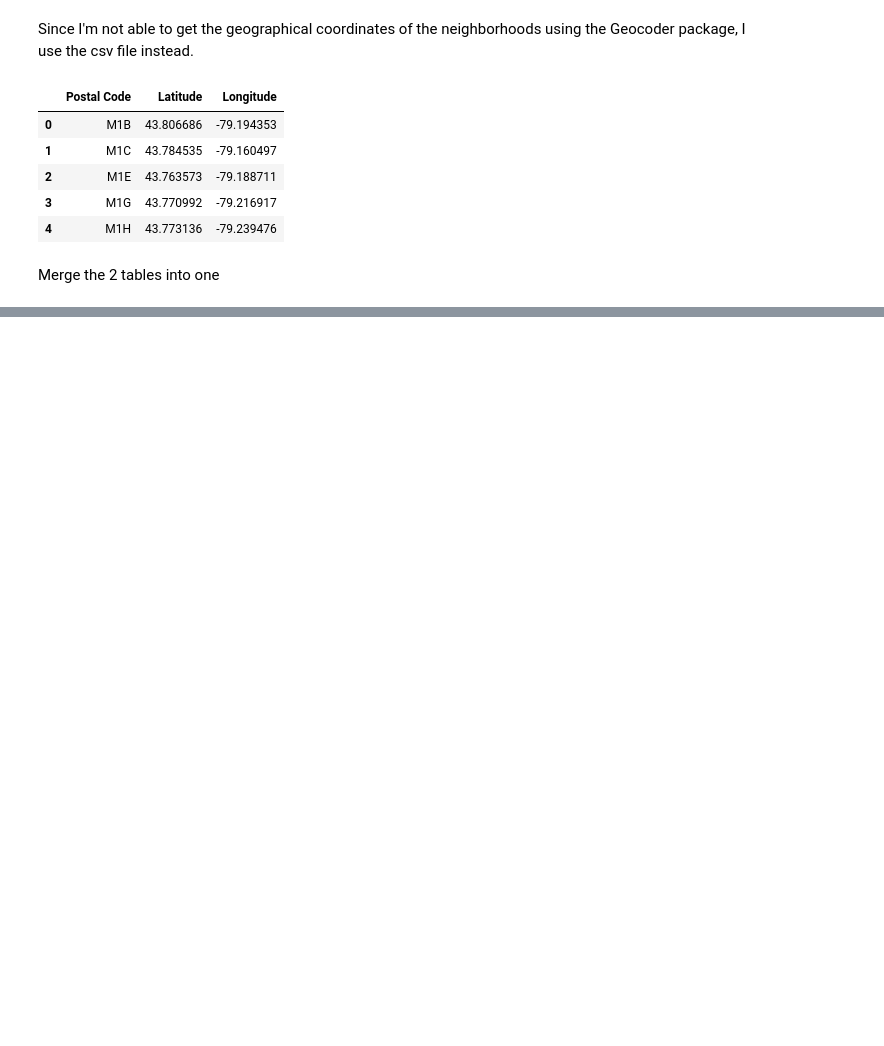
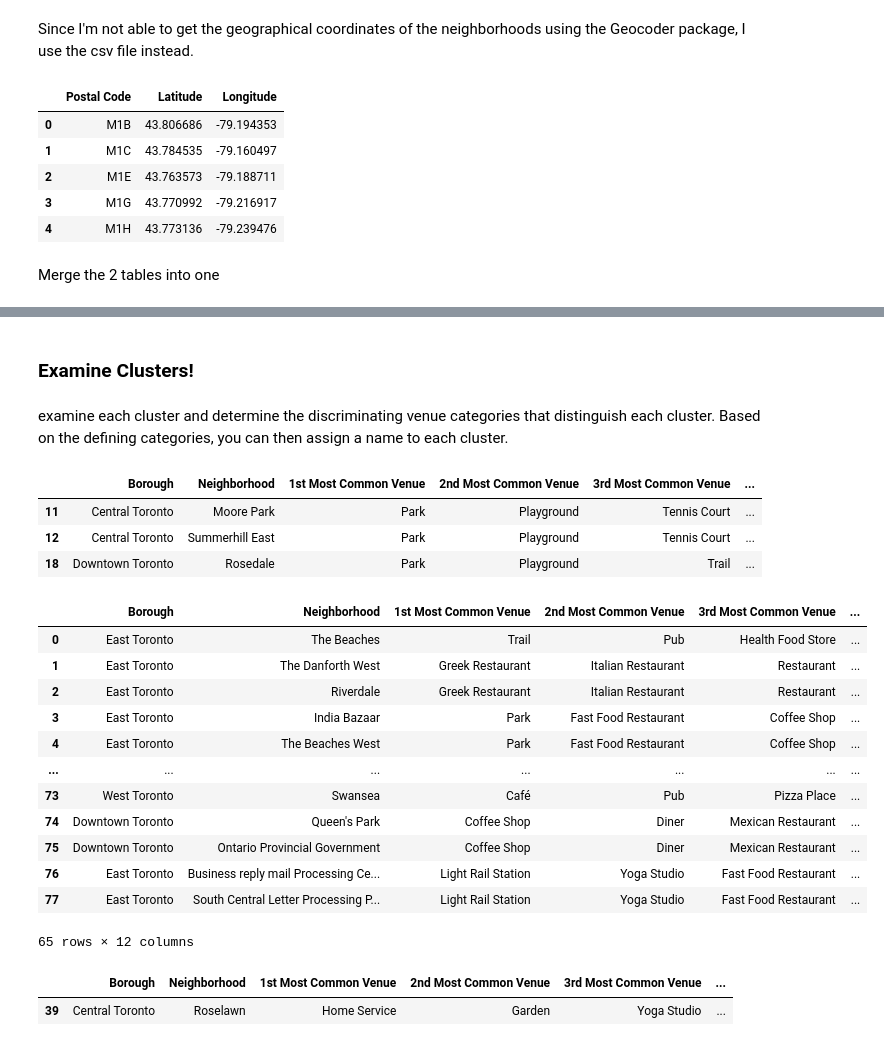
Before and after one commit to missGLP/DataScienceCapstone, a Jupyter notebook: NeighborhoodsInToronto.ipynb, the cells around one changed output, grey strips where cells are left out. Saved outputs shown, nothing was run; the diff lists cells and outputs as text; code cells hidden in the pictures; blank space fills up the shorter version.

```diff
--- a/NeighborhoodsInToronto.ipynb
+++ b/NeighborhoodsInToronto.ipynb
@@ -92,0 +360,21 @@ df2.head()
+# %%
+num_top_venues = 10
+
+indicators = ['st', 'nd', 'rd']
+
+# create columns according to number of top venues
+columns = ['Neighborhood']
+for ind in np.arange(num_top_venues):
+    try:
+        columns.append('{}{} Most Common Venue'.format(ind+1, indicators[ind]))
+    except:
+        columns.append('{}th Most Common Venue'.format(ind+1))
+
+# create a new dataframe
+neighborhoods_venues_sorted = pd.DataFrame(columns=columns)
+neighborhoods_venues_sorted['Neighborhood'] = toronto_grouped['Neighborhood']
+
+for ind in np.arange(toronto_grouped.shape[0]):
+    neighborhoods_venues_sorted.iloc[ind, 1:] = return_most_common_venues(toronto_grouped.iloc[ind, :], num_top_venues)
+
+neighborhoods_venues_sorted.head()
@@ -92,0 +392,11 @@ df2.head()
+# %%
+# set number of clusters
+kclusters = 5
+
+toronto_grouped_clustering = toronto_grouped.drop('Neighborhood', 1)
+
+# run k-means clustering
+kmeans = KMeans(n_clusters=kclusters, random_state=0).fit(toronto_grouped_clustering)
+
+# check cluster labels generated for each row in the dataframe
+kmeans.labels_[0:10]
@@ -92,0 +407,7 @@ df2.head()
+# %%
+# add clustering labels
+neighborhoods_venues_sorted.insert(0, 'Cluster Labels', kmeans.labels_)
+
+# merge toronto_grouped with toronto_data to add latitude/longitude for each neighborhood
+toronto_merged = pd.merge(Toronto_neighb, neighborhoods_venues_sorted, left_on='Neighbourhood', right_on='Neighborhood', how='left').drop('Neighbourhood', axis=1)
+toronto_merged.head() # check the last columns!
@@ -92,0 +459,35 @@ df2.head()
+# %% [markdown]
+### Examine Clusters!
+# %% [markdown]
+examine each cluster and determine the discriminating venue categories that distinguish each cluster. Based on the defining categories, you can then assign a name to each cluster.
+# %%
+#Cluster 1
+toronto_merged.loc[toronto_merged['Cluster Labels'] == 0, toronto_merged.columns[[1] + list(range(5, toronto_merged.shape[1]))]]
+# %% [output]
+|  | Borough | Neighborhood | 1st Most Common Venue | 2nd Most Common Venue | 3rd Most Common Venue | ... |
+| 11 | Central Toronto | Moore Park | Park | Playground | Tennis Court | ... |
+| 12 | Central Toronto | Summerhill East | Park | Playground | Tennis Court | ... |
+| 18 | Downtown Toronto | Rosedale | Park | Playground | Trail | ... |
+# %%
+#Cluster 2
+toronto_merged.loc[toronto_merged['Cluster Labels'] == 1, toronto_merged.columns[[1] + list(range(5, toronto_merged.shape[1]))]]
+# %% [output]
+|  | Borough | Neighborhood | 1st Most Common Venue | 2nd Most Common Venue | 3rd Most Common Venue | ... |
+| 0 | East Toronto | The Beaches | Trail | Pub | Health Food Store | ... |
+| 1 | East Toronto | The Danforth West | Greek Restaurant | Italian Restaurant | Restaurant | ... |
+| 2 | East Toronto | Riverdale | Greek Restaurant | Italian Restaurant | Restaurant | ... |
+| 3 | East Toronto | India Bazaar | Park | Fast Food Restaurant | Coffee Shop | ... |
+| 4 | East Toronto | The Beaches West | Park | Fast Food Restaurant | Coffee Shop | ... |
+| ... | ... | ... | ... | ... | ... | ... |
+| 73 | West Toronto | Swansea | Café | Pub | Pizza Place | ... |
+| 74 | Downtown Toronto | Queen's Park | Coffee Shop | Diner | Mexican Restaurant | ... |
+| 75 | Downtown Toronto | Ontario Provincial Government | Coffee Shop | Diner | Mexican Restaurant | ... |
+| 76 | East Toronto | Business reply mail Processing Ce... | Light Rail Station | Yoga Studio | Fast Food Restaurant | ... |
+| 77 | East Toronto | South Central Letter Processing P... | Light Rail Station | Yoga Studio | Fast Food Restaurant | ... |
+65 rows × 12 columns
+# %%
+#Cluster 3
+toronto_merged.loc[toronto_merged['Cluster Labels'] == 2, toronto_merged.columns[[1] + list(range(5, toronto_merged.shape[1]))]]
+# %% [output]
+|  | Borough | Neighborhood | 1st Most Common Venue | 2nd Most Common Venue | 3rd Most Common Venue | ... |
+| 39 | Central Toronto | Roselawn | Home Service | Garden | Yoga Studio | ... |
```
Also changed, not shown: parts of 47 cells of this notebook.
